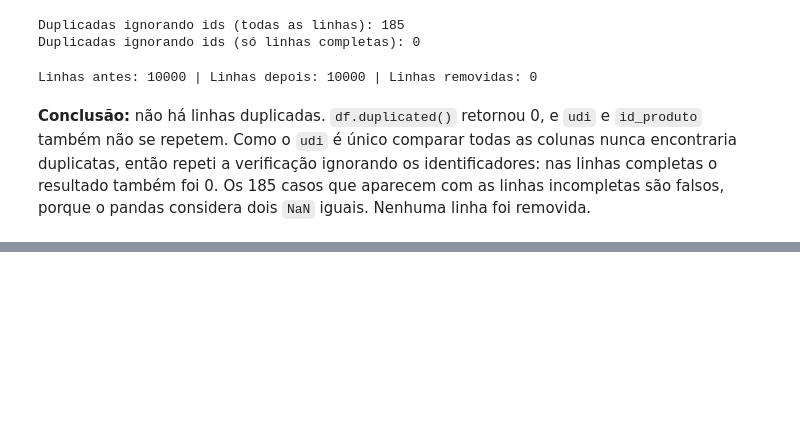
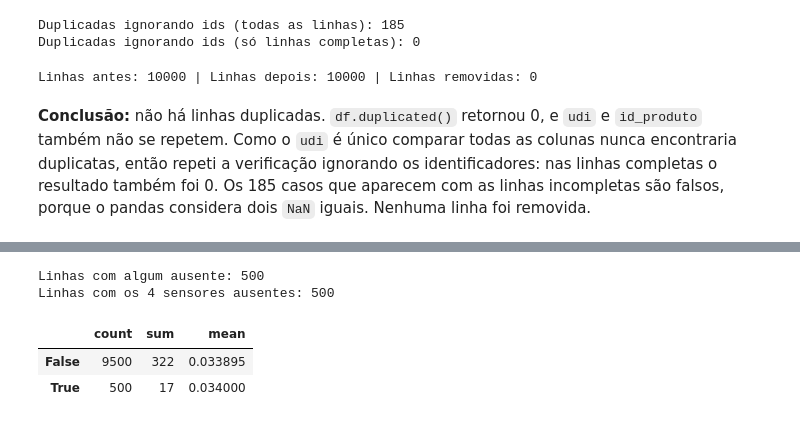
Before and after one commit to arthursphilippi-coder/manutencao-preditiva-ml, a Jupyter notebook: projeto_manutencao_preditiva.ipynb, the cells around one changed output, grey strips where cells are left out. Drawn from its saved outputs; the diff is of its cells as text; code cells hidden in the pictures; blank space fills up the shorter version.

```diff
--- a/projeto_manutencao_preditiva.ipynb
+++ b/projeto_manutencao_preditiva.ipynb
@@ -182,0 +209,14 @@ Linhas antes: 10000 | Linhas depois: 10000 | Linhas removidas: 0
+# %%
+# Verifica se os ausentes estão nas mesmas linhas
+linhas_com_ausente = df[colunas_sensores].isnull().any(axis=1)
+print("Linhas com algum ausente:", linhas_com_ausente.sum())
+print("Linhas com os 4 sensores ausentes:", df[colunas_sensores].isnull().all(axis=1).sum())
+
+# Taxa de falha nas linhas sem e com ausentes
+df.groupby(linhas_com_ausente)["falha_maquina"].agg(["count", "sum", "mean"])
+# %% [output]
+Linhas com algum ausente: 500
+Linhas com os 4 sensores ausentes: 500
+|  | count | sum | mean |
+| False | 9500 | 322 | 0.033895 |
+| True | 500 | 17 | 0.034000 |
```
Also changed, not shown: parts of 3 cells of this notebook.
